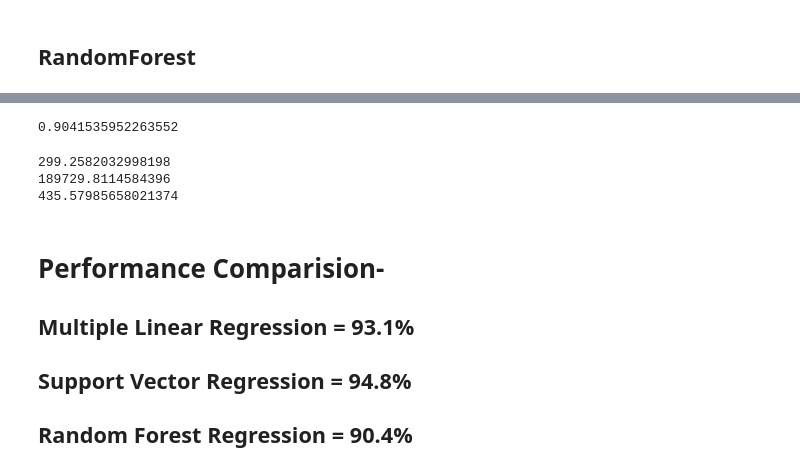
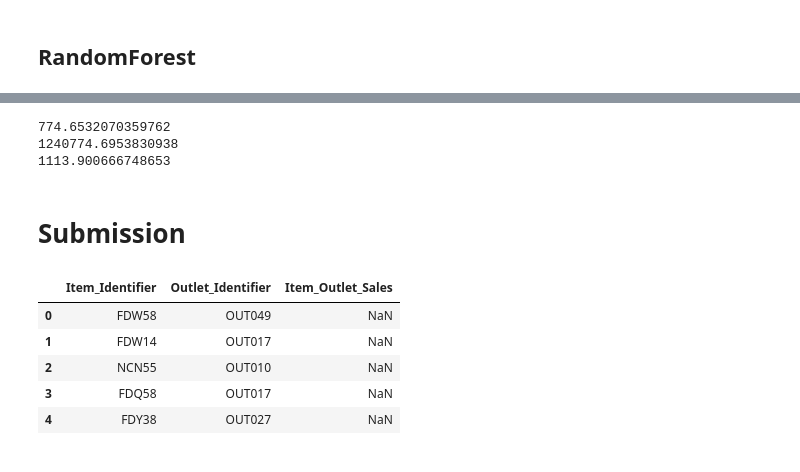
Before and after one commit to shantanu0304/BigMart-Sales-Prediction, a Jupyter notebook: outlet sales prediction.ipynb, the cells around one changed output, grey strips where cells are left out. Drawn from its saved outputs; the diff is of its cells as text; code cells hidden in the pictures.

```diff
--- a/outlet sales prediction.ipynb
+++ b/outlet sales prediction.ipynb
@@ -511,18 +651,20 @@ y_pred3 = regressor3.predict(x_test)
-# %%
-r2_score(y_pred3, y_test)
-# %% [output]
-0.9041535952263552
 # %%
-print(mean_absolute_error(y_test, y_pred3))
-print(mean_squared_error(y_test, y_pred3))
-print(np.sqrt(mean_squared_error(y_test, y_pred3)))
+print(mean_absolute_error(y_test, predictions))
+print(mean_squared_error(y_test, predictions))
+print(np.sqrt(mean_squared_error(y_test, predictions)))
 # %% [output]
-299.2582032998198
-189729.8114584396
-435.57985658021374
+774.6532070359762
+1240774.6953830938
+1113.900666748653
-# %% [markdown]
-# Performance Comparision-
-
-## Multiple Linear Regression = 93.1%
-## Support Vector Regression = 94.8%
-## Random Forest Regression = 90.4%
+# %% [markdown]
+# Submission
+# %%
+sample = pd.read_csv('sample.csv')
+sample.head()
+# %% [output]
+|  | Item_Identifier | Outlet_Identifier | Item_Outlet_Sales |
+| 0 | FDW58 | OUT049 | NaN |
+| 1 | FDW14 | OUT017 | NaN |
+| 2 | NCN55 | OUT010 | NaN |
+| 3 | FDQ58 | OUT017 | NaN |
+| 4 | FDY38 | OUT027 | NaN |
```
Also changed, not shown: parts of 61 cells of this notebook, 10 other files.
